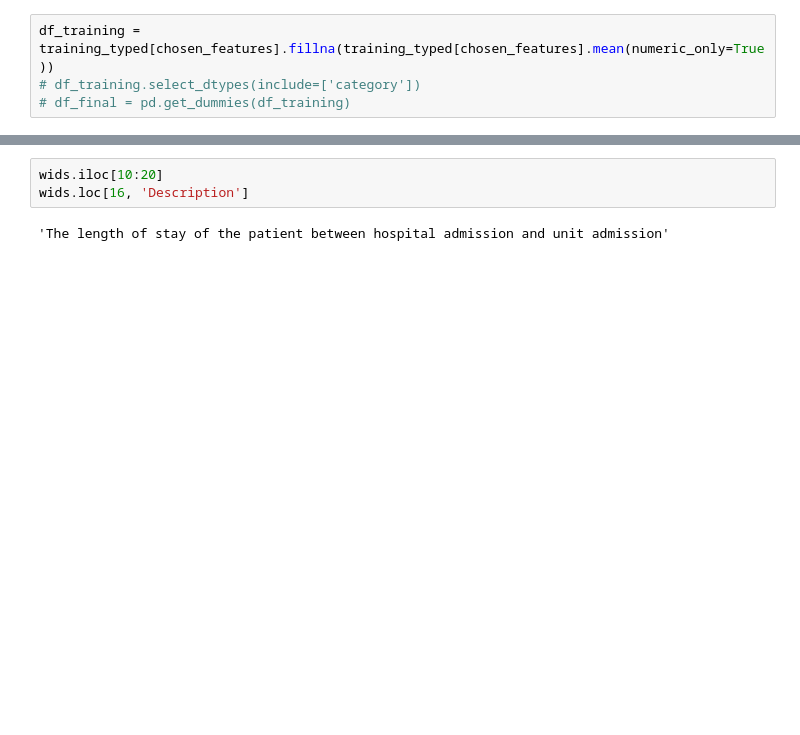
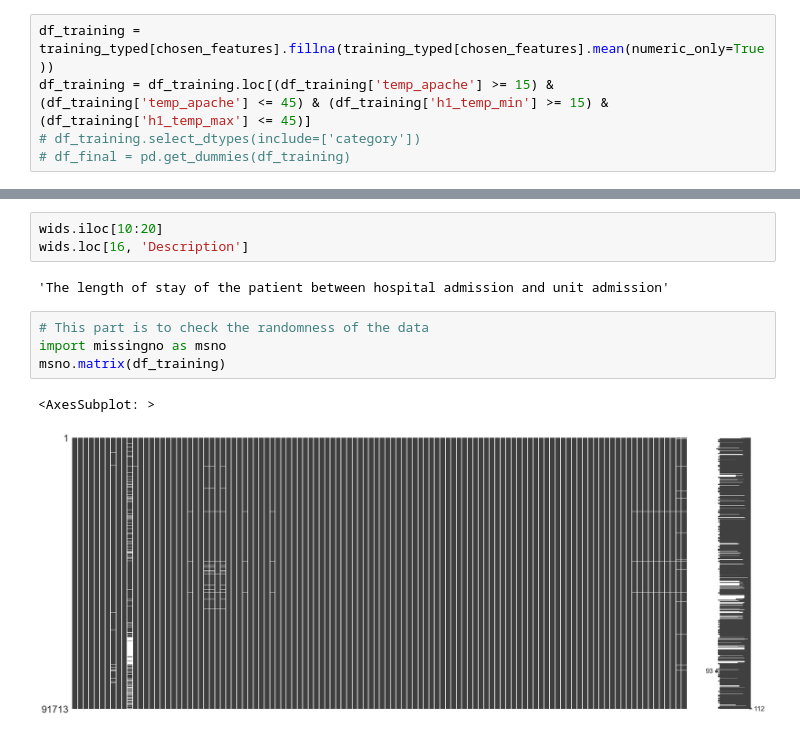
Before and after one commit to S0k0l-K/Responsible_Data_Science_Gr36, a Jupyter notebook: training.ipynb, the cells around one changed output, grey strips where cells are left out. Drawn from its saved outputs; the diff is of its cells as text; blank space fills up the shorter version.

Commit message:
training dataset with temperature limitations added and a MCAR (Missing Completely At Random) test

```diff
--- a/training.ipynb
+++ b/training.ipynb
@@ -51,6 +51,7 @@ missing = (training_typed.notna().sum() / len(training)) * 100
 chosen_features = list(missing[missing > 50].index)
 # %%
 df_training = training_typed[chosen_features].fillna(training_typed[chosen_features].mean(numeric_only=True))
+df_training = df_training.loc[(df_training['temp_apache'] >= 15) & (df_training['temp_apache'] <= 45) & (df_training['h1_temp_min'] >= 15) & (df_training['h1_temp_max'] <= 45)]
 # df_training.select_dtypes(include=['category'])
 # df_final = pd.get_dummies(df_training)
 # %%
@@ -335,3 +336,10 @@ wids.iloc[10:20]
 wids.loc[16, 'Description']
 # %% [output]
 'The length of stay of the patient between hospital admission and unit admission'
+# %%
+# This part is to check the randomness of the data
+import missingno as msno
+msno.matrix(df_training)
+# %% [output]
+<AxesSubplot: >
+[figure, added]
```
Also changed, not shown: parts of 8 cells of this notebook.
